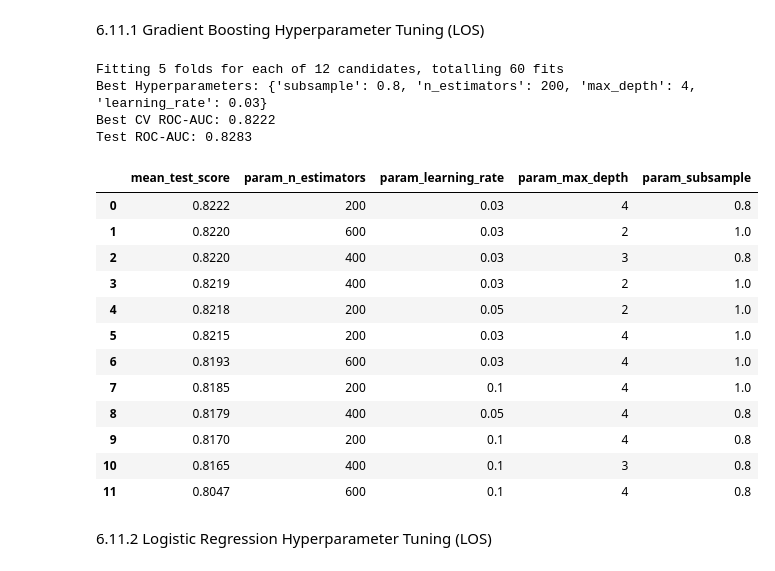
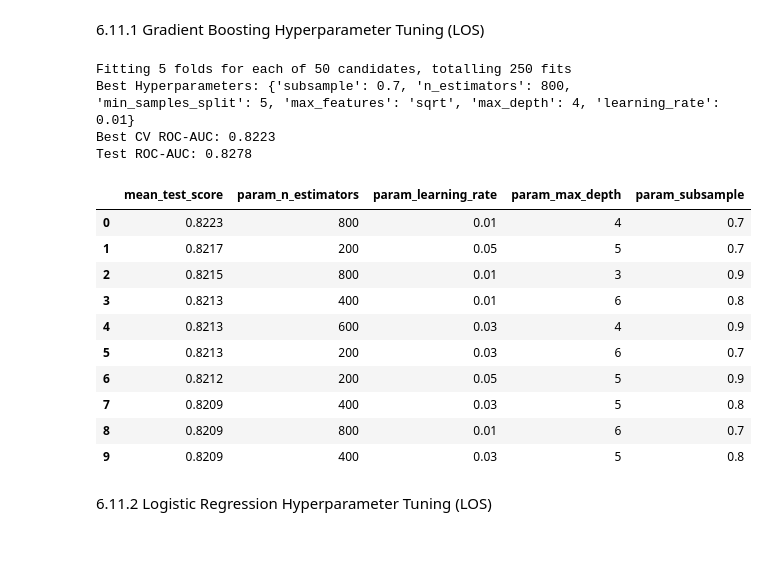
Before and after one commit to awn20222469/w1998467_FYP_MI_prediction, a Jupyter notebook: w1998467_Final.ipynb, the cells around one changed output. Saved outputs shown, nothing was run; the diff lists cells and outputs as text; code cells hidden in the pictures.

```diff
--- a/w1998467_Final.ipynb
+++ b/w1998467_Final.ipynb
@@ -266,6 +266,7 @@ Unique admissions: 16537
 2.8 Keeping only required columns and cleaning base fields
 # %%
 df["curr_service"] = df["curr_service"].fillna("UNKNOWN")
+df["discharge_location"] = df["discharge_location"].fillna("OTHER")
 df["age"] = df["anchor_age"]
 
 columns = [
@@ -277,6 +278,7 @@ columns = [
     "gender",
     "age",
     "curr_service",
+    "discharge_location",
     "hospital_expire_flag",
     "icd_code",
     "icd_version"
@@ -670,7 +675,7 @@ predictor_cols = [
     "curr_service",
     "admit_weekend",
     "prior_mi",
-    "num_diagnoses_at_admission"
+    "num_diagnoses_at_admission",
 ]
 
 target_cols = [
@@ -679,7 +684,7 @@ target_cols = [
     "hospital_expire_flag"
 ]
 
-Finalmodel_df = MI_finaldf[predictor_cols + target_cols + ["subject_id"]].copy()
+Finalmodel_df = MI_finaldf[predictor_cols + target_cols + ["subject_id", "hadm_id"]].copy()
 
 print("Finalmodel_df shape:", Finalmodel_df.shape)
 print(Finalmodel_df.head())
@@ -804,7 +809,7 @@ from scipy.sparse import hstack
 cat_cols_los = ["gender", "admission_type", "curr_service", "admit_weekend", "prior_mi"]
 num_cols_los = ["age", "num_diagnoses_at_admission"]
 
-encoder_los = OneHotEncoder(handle_unknown="ignore", sparse_output=True)
+encoder_los = OneHotEncoder(sparse_output=True, handle_unknown="ignore")
 
 X_train_cat_los = encoder_los.fit_transform(X_train_los[cat_cols_los])
 X_test_cat_los = encoder_los.transform(X_test_los[cat_cols_los])
@@ -1099,59 +1104,60 @@ cv_strategy = StratifiedKFold(n_splits=5, shuffle=True, random_state=42)
 gb_base_los = GradientBoostingClassifier(random_state=42)
 
 gb_param_dist_los = {
-    "n_estimators": [200, 400, 600],
-    "learning_rate": [0.03, 0.05, 0.1],
-    "max_depth": [2, 3, 4],
-    "subsample": [0.8, 1.0]
+    "n_estimators": [200, 400, 600, 800],
+    "learning_rate": [0.01, 0.03, 0.05, 0.1],
+    "max_depth": [3, 4, 5, 6],
+    "subsample": [0.7, 0.8, 0.9, 1.0],
+    "min_samples_split": [2, 5, 10],
+    "max_features": ["sqrt", "log2"]
 }
 
 gb_search_los = RandomizedSearchCV(
     estimator=gb_base_los,
     param_distributions=gb_param_dist_los,
-    n_iter=12,
+    n_iter=50,
     scoring="roc_auc",
     cv=cv_strategy,
     n_jobs=-1,
     random_state=42,
     verbose=1
 )
 
 gb_search_los.fit(X_train_enc_los, y_train_los_bin)
 
 gb_results_df_los = pd.DataFrame(gb_search_los.cv_results_)
 gb_summary_los = gb_results_df_los[
-    ["mean_test_score", "param_n_estimators", "param_learning_rate", "param_max_depth", "param_subsample"]
+    ["mean_test_score", "param_n_estimators", "param_learning_rate",
+     "param_max_depth", "param_subsample"]
 ].sort_values(by="mean_test_score", ascending=False)
 
 gb_summary_los["mean_test_score"] = gb_summary_los["mean_test_score"].round(4)
 gb_summary_los.reset_index(drop=True, inplace=True)
 
 print("Best Hyperparameters:", gb_search_los.best_params_)
 print("Best CV ROC-AUC:", round(gb_search_los.best_score_, 4))
 
 best_gb_los = gb_search_los.best_estimator_
 y_prob_best_gb_los = best_gb_los.predict_proba(X_test_enc_los)[:, 1]
 print("Test ROC-AUC:", round(roc_auc_score(y_test_los_bin, y_prob_best_gb_los), 4))
 
-gb_summary_los
+gb_summary_los.head(10)
 # %% [output]
-Fitting 5 folds for each of 12 candidates, totalling 60 fits
-Best Hyperparameters: {'subsample': 0.8, 'n_estimators': 200, 'max_depth': 4, 'learning_rate': 0.03}
-Best CV ROC-AUC: 0.8222
-Test ROC-AUC: 0.8283
+Fitting 5 folds for each of 50 candidates, totalling 250 fits
+Best Hyperparameters: {'subsample': 0.7, 'n_estimators': 800, 'min_samples_split': 5, 'max_features': 'sqrt', 'max_depth': 4, 'learning_rate': 0.01}
+Best CV ROC-AUC: 0.8223
+Test ROC-AUC: 0.8278
 |  | mean_test_score | param_n_estimators | param_learning_rate | param_max_depth | param_subsample |
-| 0 | 0.8222 | 200 | 0.03 | 4 | 0.8 |
-| 1 | 0.8220 | 600 | 0.03 | 2 | 1.0 |
-| 2 | 0.8220 | 400 | 0.03 | 3 | 0.8 |
-| 3 | 0.8219 | 400 | 0.03 | 2 | 1.0 |
-| 4 | 0.8218 | 200 | 0.05 | 2 | 1.0 |
-| 5 | 0.8215 | 200 | 0.03 | 4 | 1.0 |
-| 6 | 0.8193 | 600 | 0.03 | 4 | 1.0 |
-| 7 | 0.8185 | 200 | 0.1 | 4 | 1.0 |
-| 8 | 0.8179 | 400 | 0.05 | 4 | 0.8 |
-| 9 | 0.8170 | 200 | 0.1 | 4 | 0.8 |
-| 10 | 0.8165 | 400 | 0.1 | 3 | 0.8 |
-| 11 | 0.8047 | 600 | 0.1 | 4 | 0.8 |
+| 0 | 0.8223 | 800 | 0.01 | 4 | 0.7 |
+| 1 | 0.8217 | 200 | 0.05 | 5 | 0.7 |
+| 2 | 0.8215 | 800 | 0.01 | 3 | 0.9 |
+| 3 | 0.8213 | 400 | 0.01 | 6 | 0.8 |
+| 4 | 0.8213 | 600 | 0.03 | 4 | 0.9 |
+| 5 | 0.8213 | 200 | 0.03 | 6 | 0.7 |
+| 6 | 0.8212 | 200 | 0.05 | 5 | 0.9 |
+| 7 | 0.8209 | 400 | 0.03 | 5 | 0.8 |
+| 8 | 0.8209 | 800 | 0.01 | 6 | 0.7 |
+| 9 | 0.8209 | 400 | 0.03 | 5 | 0.8 |
 # %% [markdown]
 6.11.2 Logistic Regression Hyperparameter Tuning (LOS)
 # %%
```
Also changed, not shown: parts of 167 cells of this notebook.
